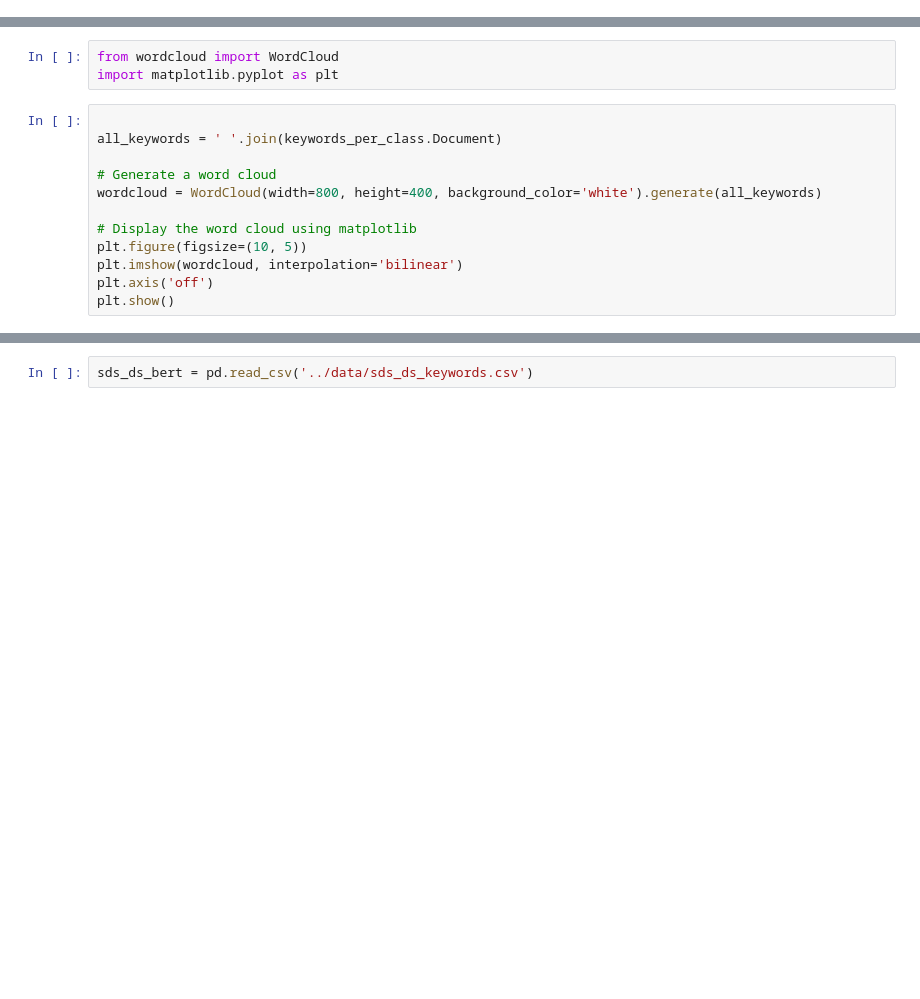
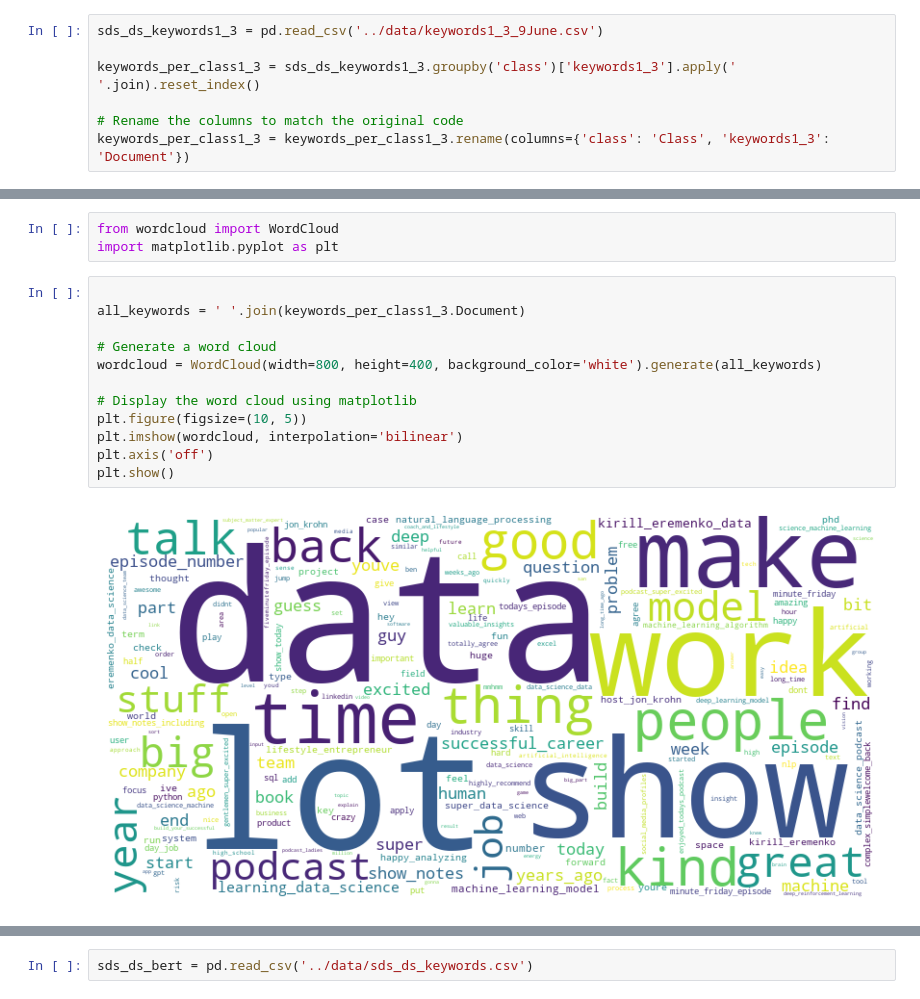
Before and after one commit to ashamaheshwari/SDS_podcast_analysis, a Jupyter notebook: notebooks/6. Keyword_Extraction.ipynb, the cells around one changed output, grey strips where cells are left out. Drawn from its saved outputs; the diff is of its cells as text; blank space fills up the shorter version.

```diff
--- a/notebooks/6. Keyword_Extraction.ipynb
+++ b/notebooks/6. Keyword_Extraction.ipynb
@@ -164,3 +138,10 @@ import scipy.sparse as sp
 from sklearn.preprocessing import normalize
 from sklearn.feature_extraction.text import TfidfTransformer, CountVectorizer
 from sklearn.preprocessing import normalize
+# %%
+sds_ds_keywords1_3 = pd.read_csv('../data/keywords1_3_9June.csv')
+
+keywords_per_class1_3 = sds_ds_keywords1_3.groupby('class')['keywords1_3'].apply(' '.join).reset_index()
+
+# Rename the columns to match the original code
+keywords_per_class1_3 = keywords_per_class1_3.rename(columns={'class': 'Class', 'keywords1_3': 'Document'})
@@ -247,14 +360,16 @@ from wordcloud import WordCloud
 import matplotlib.pyplot as plt
 # %%
 
-all_keywords = ' '.join(keywords_per_class.Document)
+all_keywords = ' '.join(keywords_per_class1_3.Document)
 
 # Generate a word cloud
 wordcloud = WordCloud(width=800, height=400, background_color='white').generate(all_keywords)
 
 # Display the word cloud using matplotlib
 plt.figure(figsize=(10, 5))
 plt.imshow(wordcloud, interpolation='bilinear')
 plt.axis('off')
 plt.show()
+# %% [output]
+[figure, added]
 # %%
```
Also changed, not shown: parts of 40 cells of this notebook, 5 other files.
